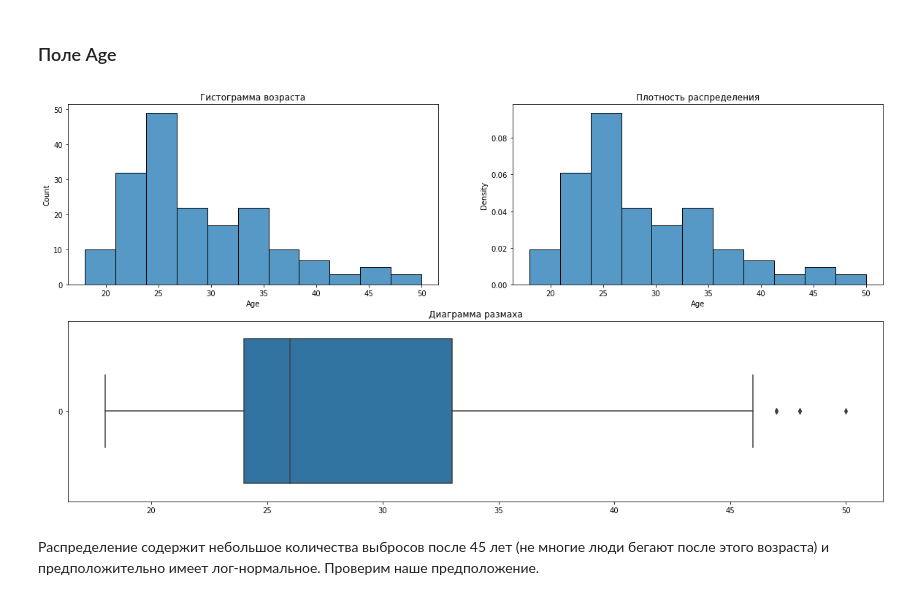
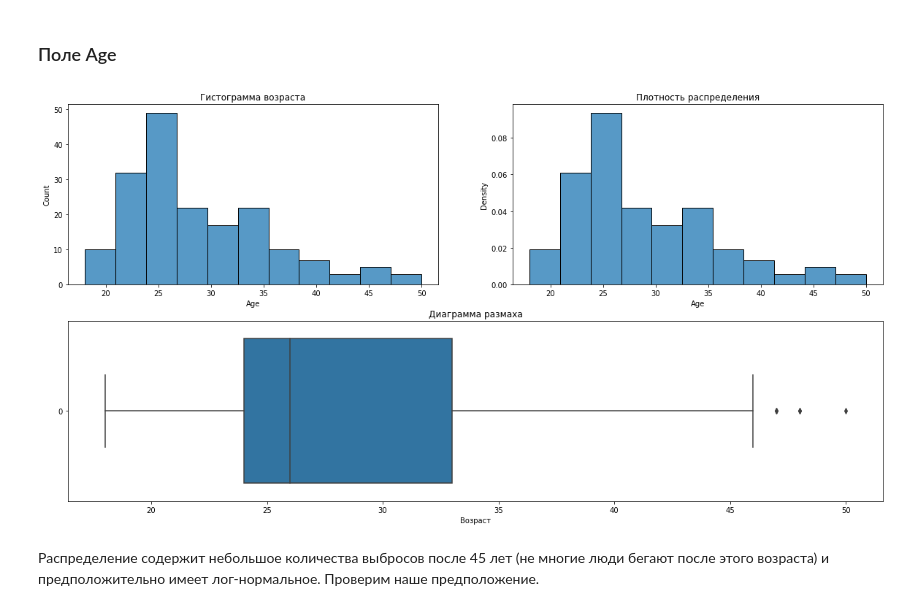
Before and after one commit to Chularev/kaggle_competitions, a Jupyter notebook: CardioGoodFitness/notebook.ipynb, the cells around one changed output. Drawn from its saved outputs; the diff is of its cells as text; code cells hidden in the pictures.

```diff
--- a/CardioGoodFitness/notebook.ipynb
+++ b/CardioGoodFitness/notebook.ipynb
@@ -65,16 +65,20 @@ data.head()
 # %%
 fig = plot.figure(figsize=(20, 10))
 ax1 = plot.subplot2grid((2, 2), (0, 0))
 sns.histplot(data, x="Age", ax=ax1).set_title('Гистограмма возраста')
 
 ax1 = plot.subplot2grid((2, 2), (0, 1))
 sns.histplot(data, x="Age",  stat="density", ax=ax1).set_title('Плотность распределения')
 
 ax1 = plot.subplot2grid((2, 2), (1, 0), colspan=2)
-sns.boxplot(data=data['Age'], ax=ax1, orient='h').set_title('Диаграмма размаха')
+sns.boxplot(data=data['Age'], ax=ax1, orient='h').set(
+    title='Диаграмма размаха',
+    xlabel='Возраст',
+    ylabel=''
+)
 plot.show()
 # %% [output]
-[figure, old version]
+[figure, new version]
 # %% [markdown]
 Распределение содержит небольшое количества выбросов после 45 лет (не многие люди бегают после этого возраста) и предположительно имеет лог-нормальное. Проверим наше предположение.
 # %% [markdown]
```
